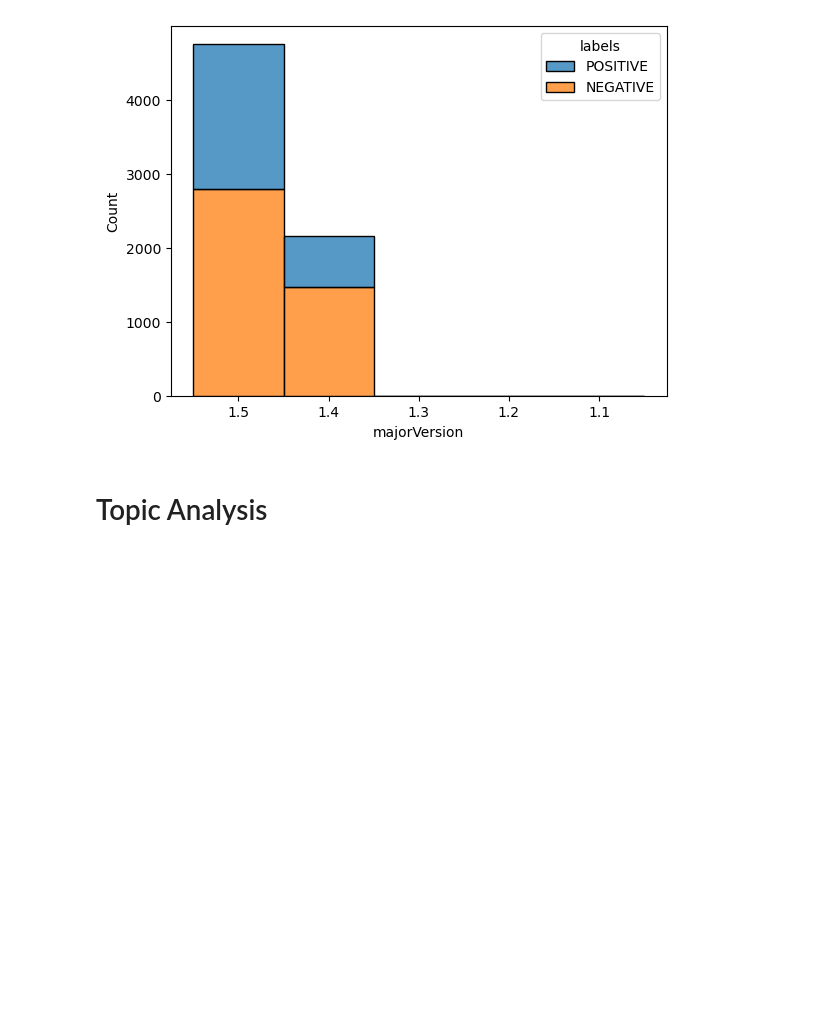
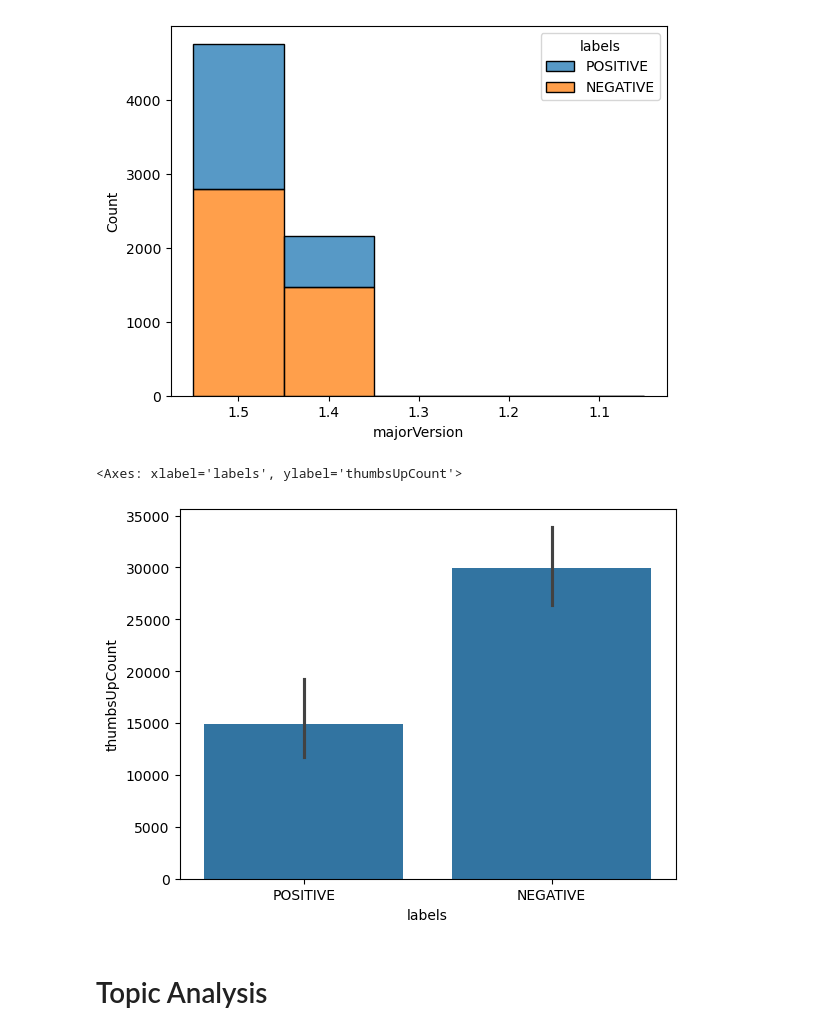
Before and after one commit to WayanArdike/gopay, a Jupyter notebook: study-case-gopay.ipynb, the cells around one changed output. Drawn from its saved outputs; the diff is of its cells as text; code cells hidden in the pictures; blank space fills up the shorter version.

```diff
--- a/study-case-gopay.ipynb
+++ b/study-case-gopay.ipynb
@@ -387,3 +343,8 @@ sns.histplot(data=data, x="majorVersion", hue="labels", multiple="stack")
 # %% [output]
 <Axes: xlabel='majorVersion', ylabel='Count'>
 [figure]
+# %%
+sns.barplot(data=data, x="labels", y="thumbsUpCount", estimator="sum")
+# %% [output]
+<Axes: xlabel='labels', ylabel='thumbsUpCount'>
+[figure, added]
```
Also changed, not shown: parts of 48 cells of this notebook.
